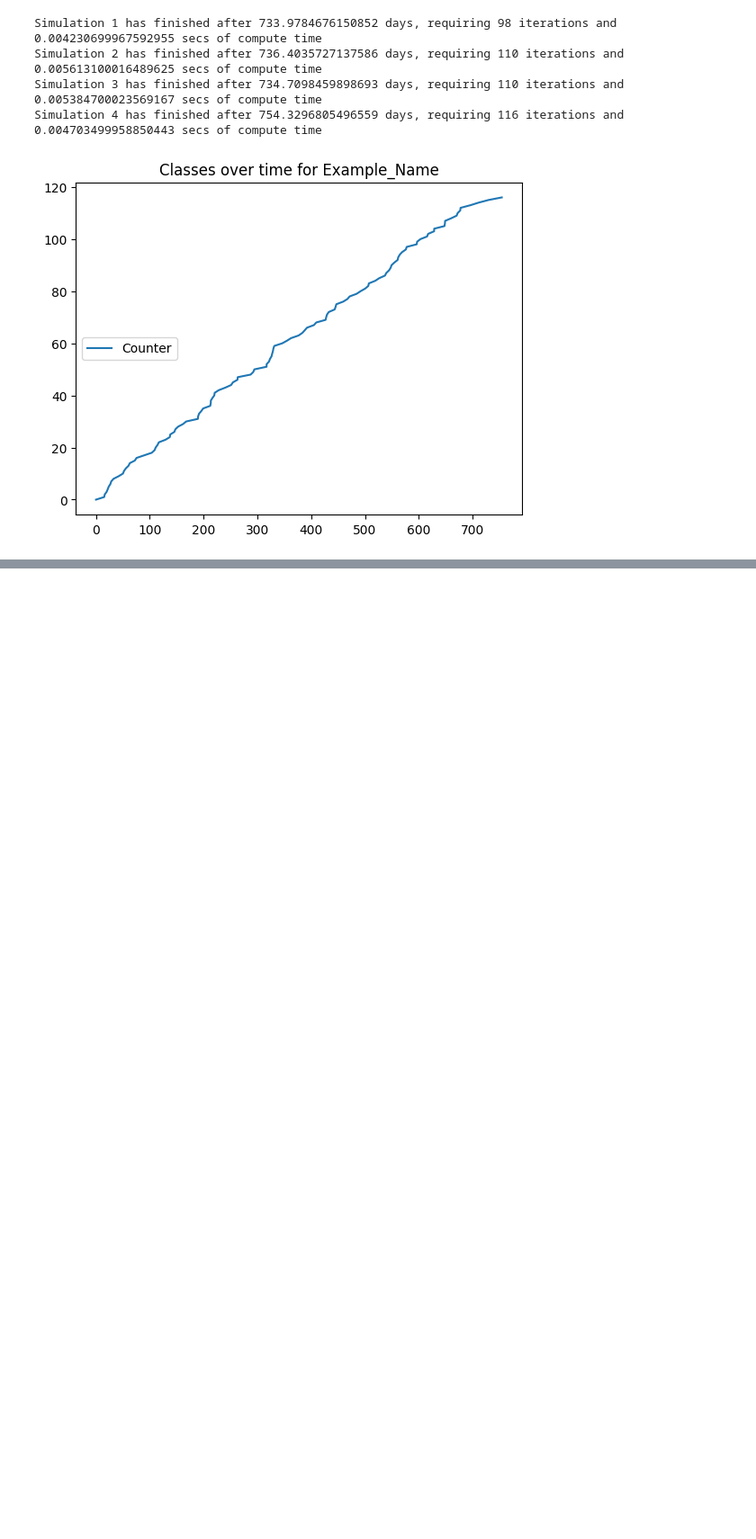
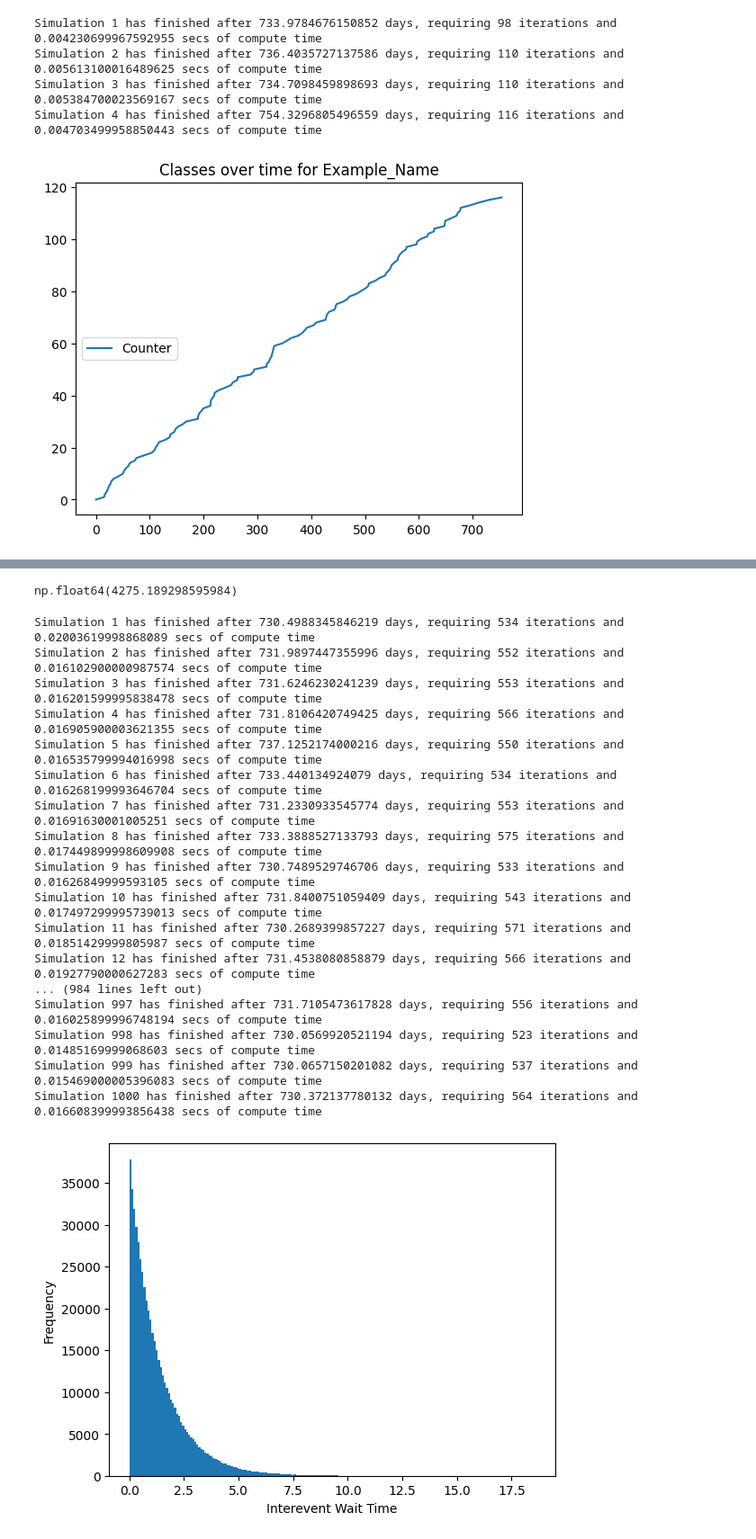
Before and after one commit to Jamesflynn1/pyRBM, a Jupyter notebook: Examples/CountingProcesses/counting_process.ipynb, the cells around one changed output, grey strips where cells are left out. Shown at 90% size. Saved outputs shown, nothing was run; the diff lists cells and outputs as text; code cells hidden in the pictures; blank space fills up the shorter version.

```diff
--- a/Examples/CountingProcesses/counting_process.ipynb
+++ b/Examples/CountingProcesses/counting_process.ipynb
@@ -49,0 +129,75 @@ Simulation 4 has finished after 754.3296805496559 days, requiring 116 iterations
+# %%
+max(all_wait_times)
+# %% [output]
+np.float64(4275.189298595984)
+# %%
+import datetime
+
+import pyRBM.Core.Model as Model
+import pyRBM.Build.Compartment as Compartments
+import pyRBM.Build.RuleTemplates as BasicRules
+import pyRBM.Simulation.Solvers as Solvers
+from pyRBM.Build.Utils import createArgsDict
+
+from pyRBM.Simulation.WaitTimeDistributions import ExponentialDistribution, UniformPowerLawDistribution, GammaPowerLawDistribution
+
+
+model_classes = [["Counter", "units"]]
+
+class ExampleCompartment(Compartments.Compartment):
+    def __init__(self, name:str):
+        # Sets lat/long and creates and empty set of compartment labels.
+
+        super().__init__(name, comp_type="Comp")
+        # Crops exist in three stages in this simplified model: planted, growing and harvested.
+        class_labels = [class_entry[0] for class_entry in model_classes]
+        self.addClassLabels(class_labels)
+
+        self.setInitialConditions({"Counter":0})
+
+
+def exampleRules(args):
+    default_args = {"count_propensity":0.75}
+    parsed_args = createArgsDict(default_args,args)
+    count_rule = BasicRules.ExitEntranceRule("Comp", "Counter", 1, f"{parsed_args['count_propensity']}", "Counter", "counting")
+
+    return  (count_rule)
+
+def exampleCompartments(args):
+    single_comp = ExampleCompartment("Example_Name")
+    return single_comp
+
+model = Model.Model("Basic Epi Model")
+model.buildModel(model_classes, exampleRules, exampleCompartments, rule_constants={"count_propensity":0})
+model_solver = Solvers.LaplaceGillespieSolver(debug=False)
+model.initializeSolver(model_solver)
+
+start_date = datetime.datetime(2001, 1, 1)
+all_wait_times = []
+for x in range(1000):
+    model.simulate(start_date, 365*2, 10000)
+    all_wait_times += list(computeEventWaitTimes(model.trajectory))
+
+plt.hist(all_wait_times, bins=200)
+plt.ylabel("Frequency")
+plt.xlabel("Interevent Wait Time")
+plt.show()
+# %% [output]
+Simulation 1 has finished after 730.4988345846219 days, requiring 534 iterations and 0.02003619998868089 secs of compute time
+Simulation 2 has finished after 731.9897447355996 days, requiring 552 iterations and 0.016102900000987574 secs of compute time
+Simulation 3 has finished after 731.6246230241239 days, requiring 553 iterations and 0.016201599995838478 secs of compute time
+Simulation 4 has finished after 731.8106420749425 days, requiring 566 iterations and 0.016905900003621355 secs of compute time
+Simulation 5 has finished after 737.1252174000216 days, requiring 550 iterations and 0.016535799994016998 secs of compute time
+Simulation 6 has finished after 733.440134924079 days, requiring 534 iterations and 0.016268199993646704 secs of compute time
+Simulation 7 has finished after 731.2330933545774 days, requiring 553 iterations and 0.01691630001005251 secs of compute time
+Simulation 8 has finished after 733.3888527133793 days, requiring 575 iterations and 0.017449899998609908 secs of compute time
+Simulation 9 has finished after 730.7489529746706 days, requiring 533 iterations and 0.01626849999593105 secs of compute time
+Simulation 10 has finished after 731.8400751059409 days, requiring 543 iterations and 0.017497299995739013 secs of compute time
+Simulation 11 has finished after 730.2689399857227 days, requiring 571 iterations and 0.01851429999805987 secs of compute time
+Simulation 12 has finished after 731.4538080858879 days, requiring 566 iterations and 0.01927790000627283 secs of compute time
+... (984 lines left out)
+Simulation 997 has finished after 731.7105473617828 days, requiring 556 iterations and 0.016025899996748194 secs of compute time
+Simulation 998 has finished after 730.0569920521194 days, requiring 523 iterations and 0.01485169999068603 secs of compute time
+Simulation 999 has finished after 730.0657150201082 days, requiring 537 iterations and 0.015469000005396083 secs of compute time
+Simulation 1000 has finished after 730.372137780132 days, requiring 564 iterations and 0.016608399993856438 secs of compute time
+[figure, added]
```
Also changed, not shown: parts of 4 cells of this notebook, 13 other files.
